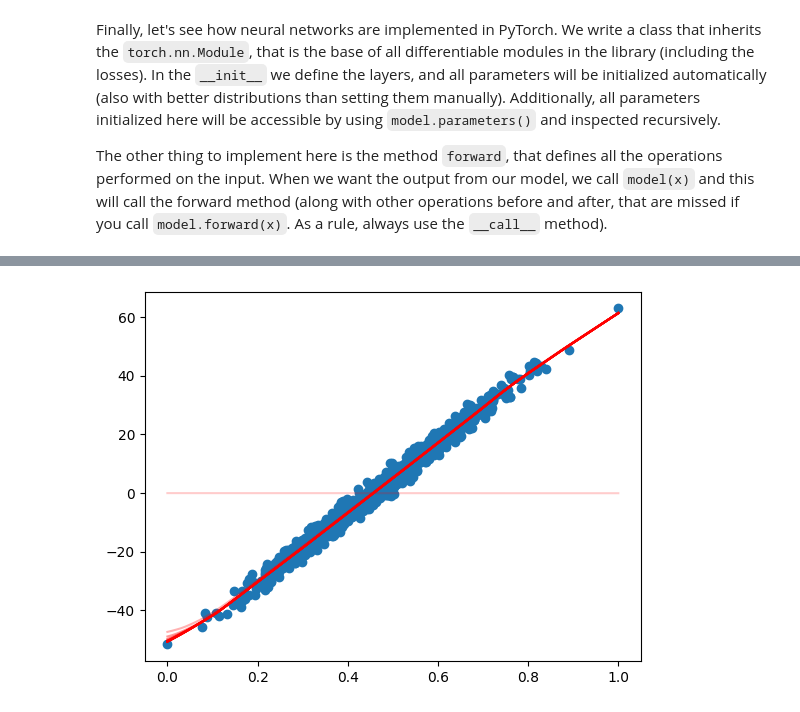
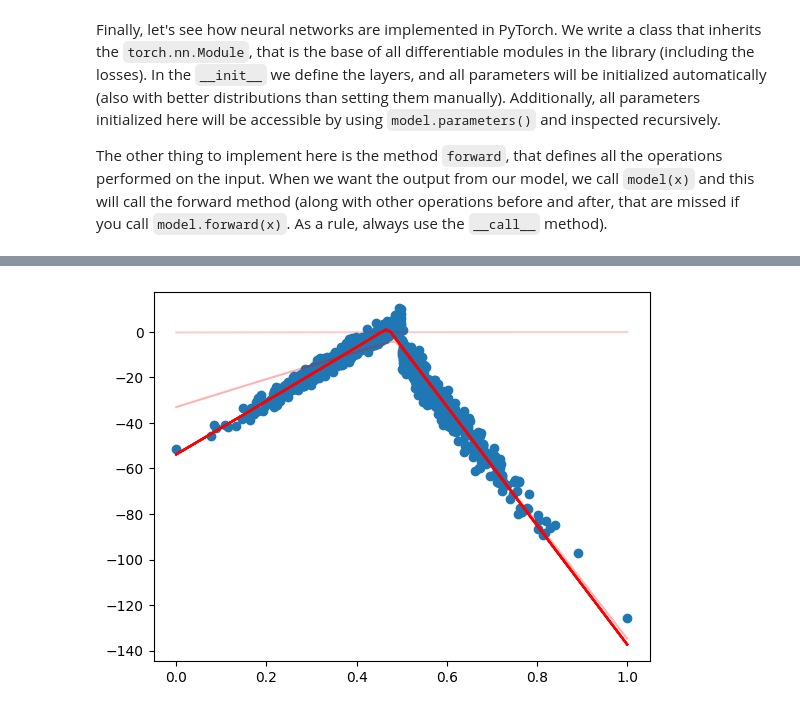
Before and after one commit to battistabiggio/ai4dev, a Jupyter notebook: notebooks/AI4Dev_04_dnns.ipynb, the cells around one changed output, grey strips where cells are left out. Drawn from its saved outputs; the diff is of its cells as text; code cells hidden in the pictures.

```diff
--- a/notebooks/AI4Dev_04_dnns.ipynb
+++ b/notebooks/AI4Dev_04_dnns.ipynb
@@ -587,7 +591,7 @@ dnn = torch.nn.Sequential(
     torch.nn.Linear(100, 1),
 )
 
-training_loop_module(1000, 1e-2, dnn, samples, labels)
+training_loop_module(1000, 1e-2, dnn, samples, y_new)
 
 plot_module(dnn)
 # %% [output]
@@ -630,7 +634,7 @@ class NeuralNetwork(torch.nn.Module):
         return out
 
 dnn_2 = NeuralNetwork()
-training_loop_module(1000, 1e-2, dnn_2, samples, labels)
+training_loop_module(1000, 1e-2, dnn_2, samples, y_new)
 
 plot_module(dnn_2)
 # %% [output]
@@ -647 +651 @@ Epoch 900, Loss 3.896415
-[figure, old version]
+[figure, new version]
```
Also changed, not shown: parts of 12 cells of this notebook.
